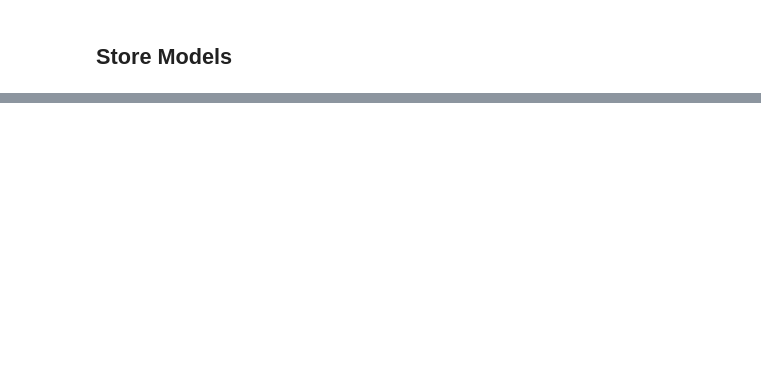
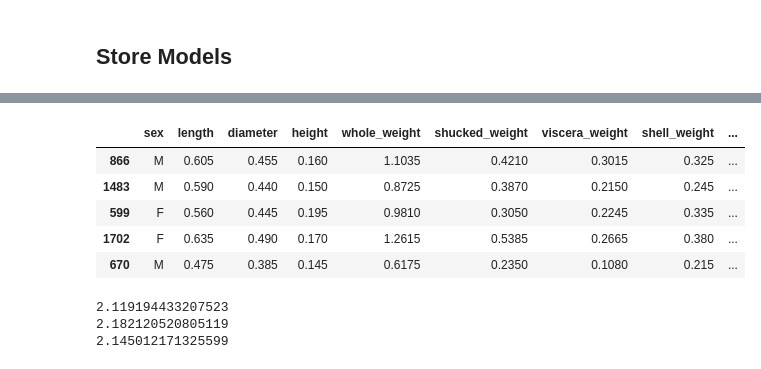
Before and after one commit to van-william/abalone-regression, a Jupyter notebook: abalone-single_notebook.ipynb, the cells around one changed output, grey strips where cells are left out. Saved outputs shown, nothing was run; the diff lists cells and outputs as text; code cells hidden in the pictures; blank space fills up the shorter version.

```diff
--- a/abalone-single_notebook.ipynb
+++ b/abalone-single_notebook.ipynb
@@ -239,0 +360,4 @@ upload_files(s3=s3,
+# %%
+model_dir = f'ag_models/abalone-regression-model/models/{distilled_model_names[0]}/model.pkl'
+# %%
+model = pickle.load(open(model_dir, 'rb'))
@@ -239,0 +375,15 @@ upload_files(s3=s3,
+# %%
+df_test_input = df_test[columns].drop(columns='rings')
+df_test_input = df_test_input[list(model.get_features())]
+df_test_input.sex = df_test_input.sex.astype('category')
+# df_test_input.columns
+df_test['single_model_preds'] = model.predict_proba(df_test_input)
+# %%
+df_test.head()
+# %% [output]
+|  | sex | length | diameter | height | whole_weight | shucked_weight | viscera_weight | shell_weight | ... |
+| 866 | M | 0.605 | 0.455 | 0.160 | 1.1035 | 0.4210 | 0.3015 | 0.325 | ... |
+| 1483 | M | 0.590 | 0.440 | 0.150 | 0.8725 | 0.3870 | 0.2150 | 0.245 | ... |
+| 599 | F | 0.560 | 0.445 | 0.195 | 0.9810 | 0.3050 | 0.2245 | 0.335 | ... |
+| 1702 | F | 0.635 | 0.490 | 0.170 | 1.2615 | 0.5385 | 0.2665 | 0.380 | ... |
+| 670 | M | 0.475 | 0.385 | 0.145 | 0.6175 | 0.2350 | 0.1080 | 0.215 | ... |
@@ -239,0 +396,8 @@ upload_files(s3=s3,
+# %%
+print(ag_mse)
+print(single_model_mse)
+print(ag_distilled_mse)
+# %% [output]
+2.119194433207523
+2.182120520805119
+2.145012171325599
```
Also changed, not shown: parts of 23 cells of this notebook, 1 other file.
